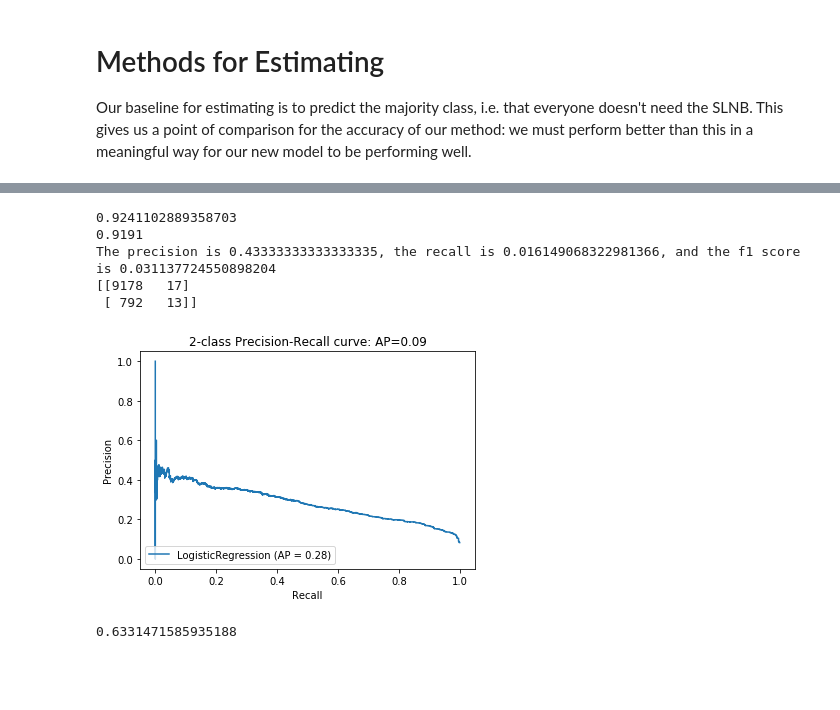
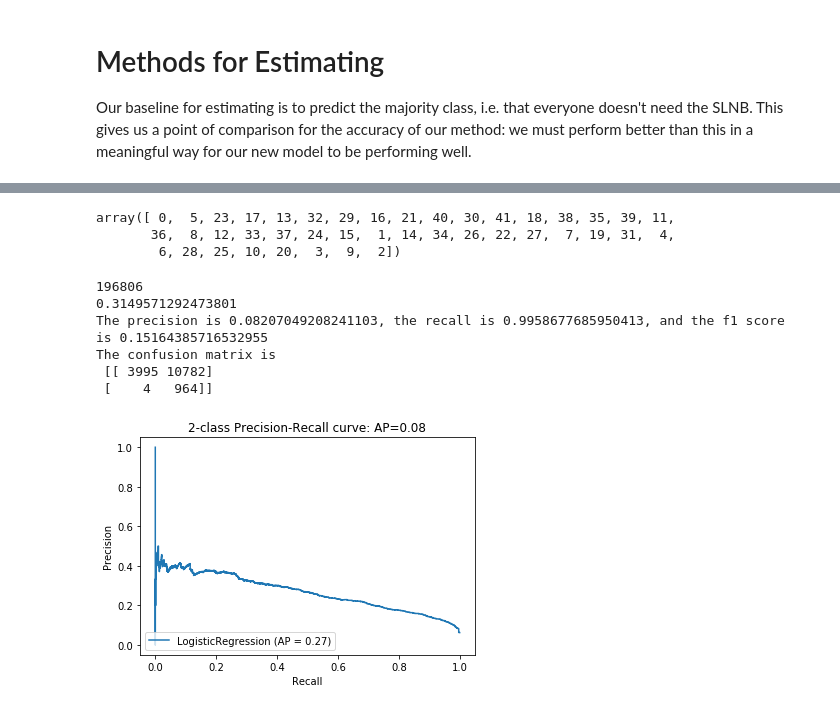
Before and after one commit to karenlarson/MelanomaSentinel, a Jupyter notebook: MelanomaSentinel.ipynb, the cells around one changed output, grey strips where cells are left out. Saved outputs shown, nothing was run; the diff lists cells and outputs as text; code cells hidden in the pictures; blank space fills up the shorter version.

```diff
--- a/MelanomaSentinel.ipynb
+++ b/MelanomaSentinel.ipynb
@@ -216,9 +243,17 @@ Current labels are
 # %%
 #new_df['DEPTH_3'] = new_df['DEPTH'] ** 3
 # %%
+import numpy as np
 new_df['PRIMARY_SITE'].value_counts()
 new_df['PRIMARY_SITE'] = new_df['PRIMARY_SITE'].replace([
     'C440', 'C441', 'C442', 'C443', 'C444', 'C445', 'C446', 'C447', 'C448', 'C449'],
+    #[0,1,2,3,4,5, 6,7,999,999])
     [0,0,0,0,0,1, 2,2,999,999])
+new_df['PRIMARY_SITE'] = new_df['PRIMARY_SITE'].replace([
+    '440', '441', '442', '443', '444', '445', '446', '447', '448', '449'],
+    [0,0,0,0,0,1,2,2,999,999])
 
 new_df = new_df[(new_df != 999).all(1)]
+
+new_df['PRIMARY_SITE'].value_counts()
+new_df.info()
@@ -255,6 +352,8 @@ We have a few <b>numerical attributes</b>
 # %%
 from sklearn.base import BaseEstimator, TransformerMixin
 from sklearn.preprocessing import PolynomialFeatures
+from sklearn.preprocessing import MinMaxScaler
+
 
 
 class DataFrameSelector(BaseEstimator, TransformerMixin):
@@ -280,6 +379,7 @@ num_pipeline = Pipeline([
     ("select_numeric", DataFrameSelector(["AGE","DEPTH", "CS_EXTENSION", "MITOSES"])),
     ('poly', PolynomialFeatures(degree=3)),
     ("imputer", SimpleImputer(strategy="median")),
+    ("scaler", MinMaxScaler())
      ])
 
 from sklearn.preprocessing import OneHotEncoder
@@ -312,5 +409,5 @@ print(len(y) - sum(y))
 # %%
-cat_pipeline.fit_transform(X_train);
+#cat_pipeline.fit_transform(X_train);
 # %% [markdown]
 ### Pre-processing the data
 
@@ -369,0 +464,11 @@ base_scores.mean()
+# %%
+from sklearn.linear_model import LogisticRegression
+from sklearn.metrics import accuracy_score
+from sklearn.metrics import recall_score
+from sklearn.metrics import precision_score
+from sklearn.metrics import f1_score
+from sklearn.metrics import confusion_matrix
+
+log_clf = LogisticRegression(solver="liblinear", C = 0.001)
+log_clf.fit(x_train,y_train)
+#log_scores = cross_val_score(log_clf, x_train,y_train,cv=10,scoring="accuracy")
@@ -416,50 +519,48 @@ The precision is 0.5506607929515418, the recall is 0.02059986816084377, and the
+# %%
+abs(importance).argsort()
+# %% [output]
+array([ 0,  5, 23, 17, 13, 32, 29, 16, 21, 40, 30, 41, 18, 38, 35, 39, 11,
+       36,  8, 12, 33, 37, 24, 15,  1, 14, 34, 26, 22, 27,  7, 19, 31,  4,
+        6, 28, 25, 10, 20,  3,  9,  2])
 # %%
-x_test = preprocess_pipeline.transform(X_test) #running our train_set through the pipeline
-x_test = sc.transform (x_test)
-y_pred = log_clf.predict(x_test)
-print(accuracy_score(y_pred,y_test))
+THRESHOLD = 0.005
+y_pred = np.where(log_clf.predict_proba(x_cv)[:,1] > THRESHOLD, 1, 0)
+print(len(X))
 #y_cv_test = y_cv == 2
 #print(sum(y_cv_test))
 #y_pred = y_pred == 2
 #print(sum(y_pred == 2))
-y_pred = log_clf.predict(x_cv)
-
 log_score = accuracy_score(y_cv, y_pred)
 print(log_score)
 #print(y_test)
 log_f1 = f1_score(y_cv,y_pred)
 log_recall = recall_score(y_cv, y_pred)
 log_precision = precision_score(y_cv,y_pred)
 print(f"The precision is {log_precision}, the recall is {log_recall}, and the f1 score is {log_f1}")
+print(f"The confusion matrix is \n {confusion_matrix(y_cv,y_pred)}")
 
 
 y_proba = log_clf.predict_proba(x_cv)
 from sklearn.metrics import precision_recall_curve
 #precision, recall, thresholds = precision_recall_curve(y_cv, y_proba)
 
 from sklearn.metrics import plot_precision_recall_curve
 import matplotlib.pyplot as plt
 from sklearn.metrics import average_precision_score
 average_precision = average_precision_score(y_cv, y_pred)
 
 disp = plot_precision_recall_curve(log_clf, x_cv, y_cv)
 disp.ax_.set_title('2-class Precision-Recall curve: '
                    'AP={0:0.2f}'.format(average_precision))
 
-from sklearn import metrics
-from sklearn.preprocessing import label_binarize
-y = label_binarize(y_cv, classes = [0, 1])
-fpr_logreg, tpr_logreg, thresholds = metrics.roc_curve(y, y_proba[:,1], pos_label=1)
+
+
 misclassified = np.where(y_cv != y_pred)
-
-print(confusion_matrix(y_cv, y_pred))
-plt.show()
-print(max(y_proba[:,1]))
 # %% [output]
-0.9241102889358703
-0.9191
-The precision is 0.43333333333333335, the recall is 0.016149068322981366, and the f1 score is 0.031137724550898204
-[[9178   17]
- [ 792   13]]
+196806
+0.3149571292473801
+The precision is 0.08207049208241103, the recall is 0.9958677685950413, and the f1 score is 0.15164385716532955
+The confusion matrix is
+ [[ 3995 10782]
+ [    4   964]]
-[figure, old version]
+[figure, new version]
-0.6331471585935188
```
Also changed, not shown: parts of 51 cells of this notebook.
